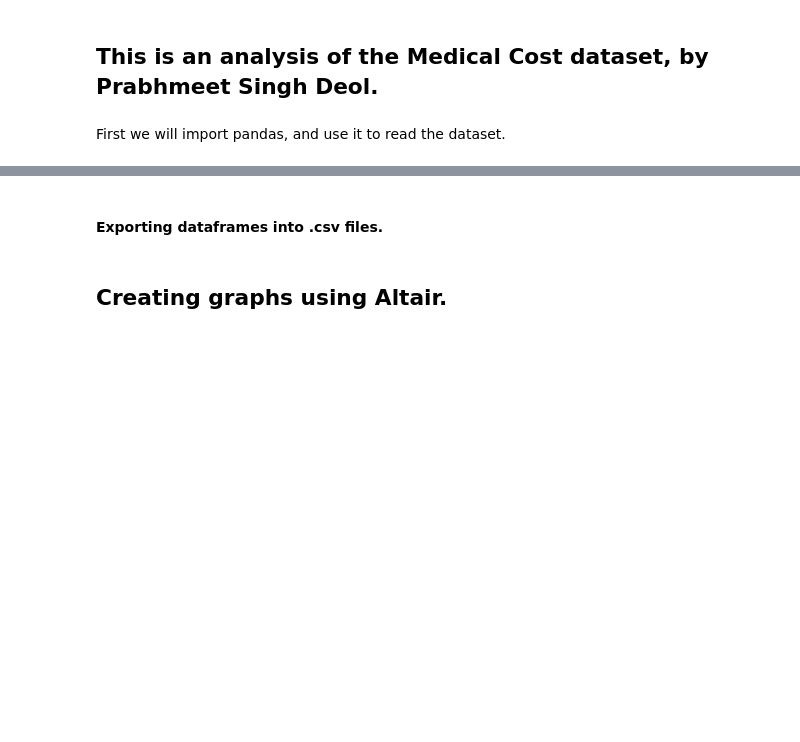
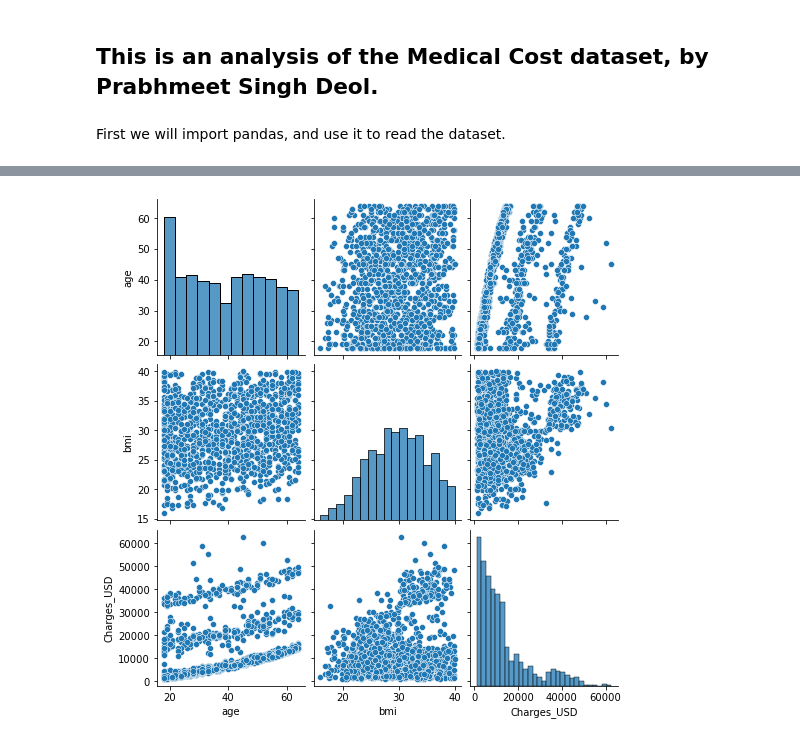
Before and after one commit to data301-2021-summer2/group29-project, a Jupyter notebook: analysis/Prabhmeet Deol/DataAnalysis.ipynb, the cells around one changed output, grey strips where cells are left out. Saved outputs shown, nothing was run; the diff lists cells and outputs as text; code cells hidden in the pictures; blank space fills up the shorter version.

Commit message:
Processed data , in my own file, and came up with reasonable graphs

```diff
--- a/analysis/Prabhmeet Deol/DataAnalysis.ipynb
+++ b/analysis/Prabhmeet Deol/DataAnalysis.ipynb
@@ -25 +8,24 @@ df
+# %%
+import pandas as pd
+import numpy as np
+import matplotlib as plt
+import seaborn as sns
+%matplotlib inline
+
+## We will also import the dataSet , and in this case we already did some pre processing , and some data wrangling.
+
+dataSet = (pd.read_csv('./data/Medical_Cost.csv')).loc[:,['age','bmi','charges']].rename(columns={'charges':"Charges_USD"}).round({'bmi': 2, 'Charges_USD': 1})
+#dataSet = dataSet[dataSet['bmi']<40]
+## Adding more informative columns to our data Set.
+def categorizeBmi(bmiSet):
+	bmi = bmiSet['bmi']
+	if bmi <18.5:
+		return "Underweight"
+	elif bmi < 24.9:
+		return "Normal"
+	elif bmi <29.9:
+		return "Overweight"
+	elif bmi > 30.0:
+		return "Obese"
+dataSet['BMI_Category'] = dataSet.apply(categorizeBmi,axis='columns')
 # %%
@@ -47,6 +37,0 @@ def categorizeBmi(bmiSet):
-# %%
-dataSet['bmi_Category'] = dataSet.apply(categorizeBmi,axis='columns')
-dataSet
-# %%
-dataSet=dataSet.apply(categorize_Bmi = (categorizeBmi(dataSet['bmi'])))
-dataSet.head()
@@ -75,2 +37,0 @@ test
-# %% [markdown]
-#### Exporting dataframes into .csv files.
@@ -81,2 +37,0 @@ test.to_csv("testName2.csv")
-# %% [markdown]
-## Creating graphs using Altair.
@@ -99,0 +38,5 @@ chart0
+# %%
+## Exploratory Research
+plot1 = sns.pairplot(dataSet)
+# %% [output]
+[figure, added]
```
Also changed, not shown: parts of 20 cells of this notebook, 2 other files.
